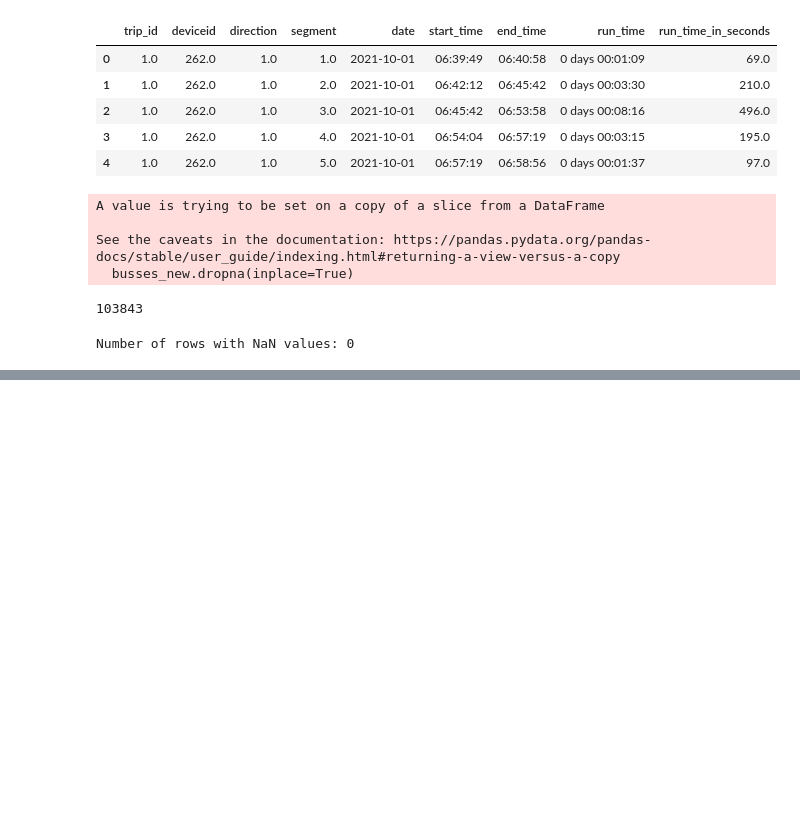
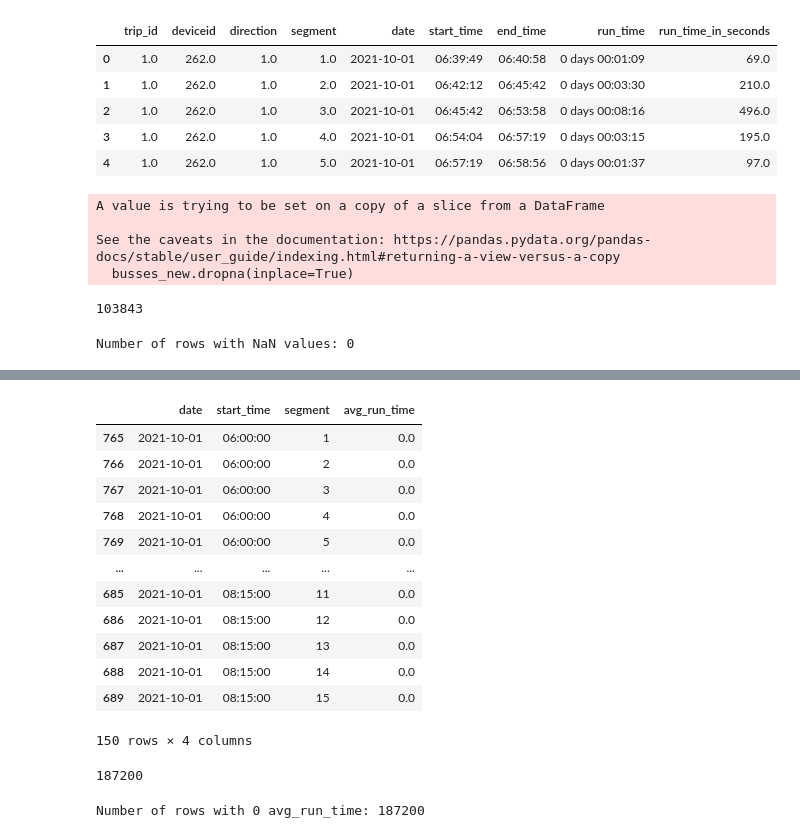
Before and after one commit to ThemiraChathumina/DSE_Project, a Jupyter notebook: run_time_15_segments.ipynb, the cells around one changed output, grey strips where cells are left out. Cells and saved outputs as stored; diff of their text form; code cells hidden in the pictures; blank space fills up the shorter version.

```diff
--- a/run_time_15_segments.ipynb
+++ b/run_time_15_segments.ipynb
@@ -61,0 +208,58 @@ busses_test = busses_new[mask]
+# %%
+# To handle outliers in the avg_run_time column of your DataFrame using the absolute deviation around the median method, you can follow these steps:
+#
+#     Calculate the median of the avg_run_time column.
+#     Calculate the absolute deviations of each value from the median.
+#     Calculate the median absolute deviation (MAD) using the absolute deviations.
+#     Set a threshold (for example, a multiple of MAD) to identify outliers.
+#     Replace the outlier values with a suitable value (e.g., the median).
+
+def handleOutliers(df):
+    # Calculate the median of avg_run_time
+    median_avg_run_time = df['avg_run_time'].median()
+
+    # Calculate the absolute deviations
+    df['abs_deviation'] = np.abs(df['avg_run_time'] - median_avg_run_time)
+
+    # Calculate the median absolute deviation (MAD)
+    mad = df['abs_deviation'].median()
+
+    # Set a threshold (for example, 3 times MAD) to identify outliers
+    threshold = 3 * mad
+
+    # Replace outliers with the median value
+    df.loc[df['abs_deviation'] > threshold, 'avg_run_time'] = median_avg_run_time
+
+    # Drop the temporary column
+    df = df.drop(columns=['abs_deviation'])
+
+    return df
+# %%
+df3 = handleOutliers(df2)
+# %%
+df3.head(150)
+# %% [output]
+|  | date | start_time | segment | avg_run_time |
+| 765 | 2021-10-01 | 06:00:00 | 1 | 0.0 |
+| 766 | 2021-10-01 | 06:00:00 | 2 | 0.0 |
+| 767 | 2021-10-01 | 06:00:00 | 3 | 0.0 |
+| 768 | 2021-10-01 | 06:00:00 | 4 | 0.0 |
+| 769 | 2021-10-01 | 06:00:00 | 5 | 0.0 |
+| ... | ... | ... | ... | ... |
+| 685 | 2021-10-01 | 08:15:00 | 11 | 0.0 |
+| 686 | 2021-10-01 | 08:15:00 | 12 | 0.0 |
+| 687 | 2021-10-01 | 08:15:00 | 13 | 0.0 |
+| 688 | 2021-10-01 | 08:15:00 | 14 | 0.0 |
+| 689 | 2021-10-01 | 08:15:00 | 15 | 0.0 |
+150 rows × 4 columns
+# %%
+len(df3)
+# %% [output]
+187200
+# %%
+# Count the number of rows with a value of 0 in avg_run_time
+num_zero_values = (df3['avg_run_time'] == 0).sum()
+
+print(f"Number of rows with 0 avg_run_time: {num_zero_values}")
+# %% [output]
+Number of rows with 0 avg_run_time: 187200
```
Also changed, not shown: parts of 12 cells of this notebook, 4 other files.
